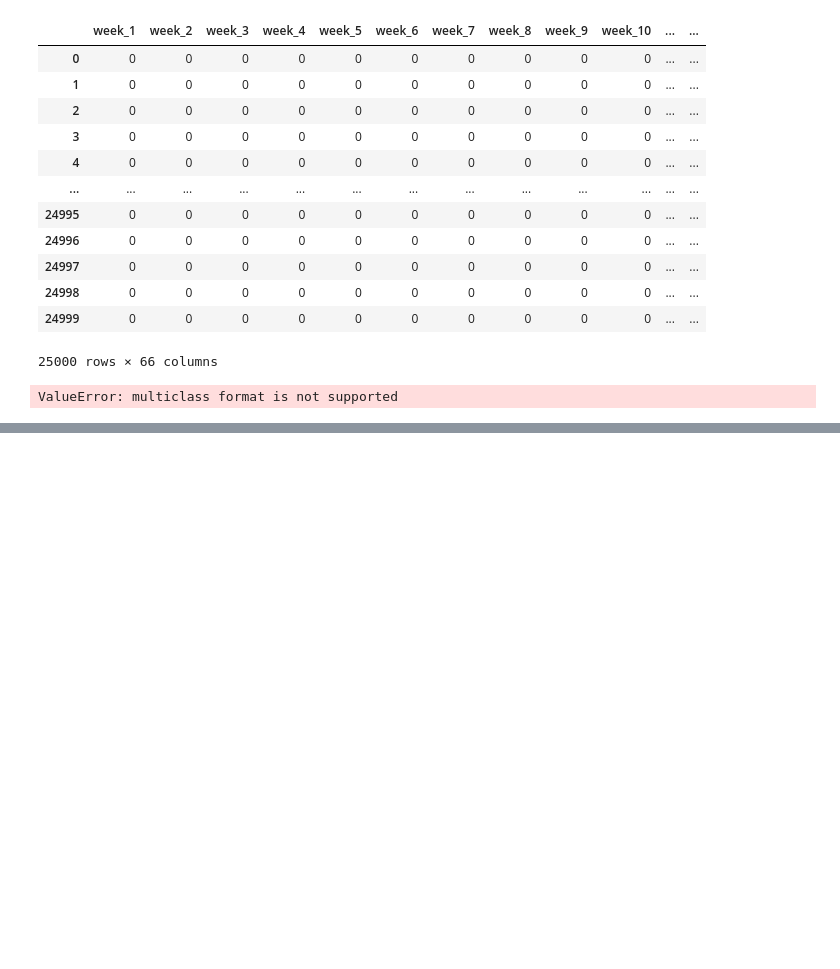
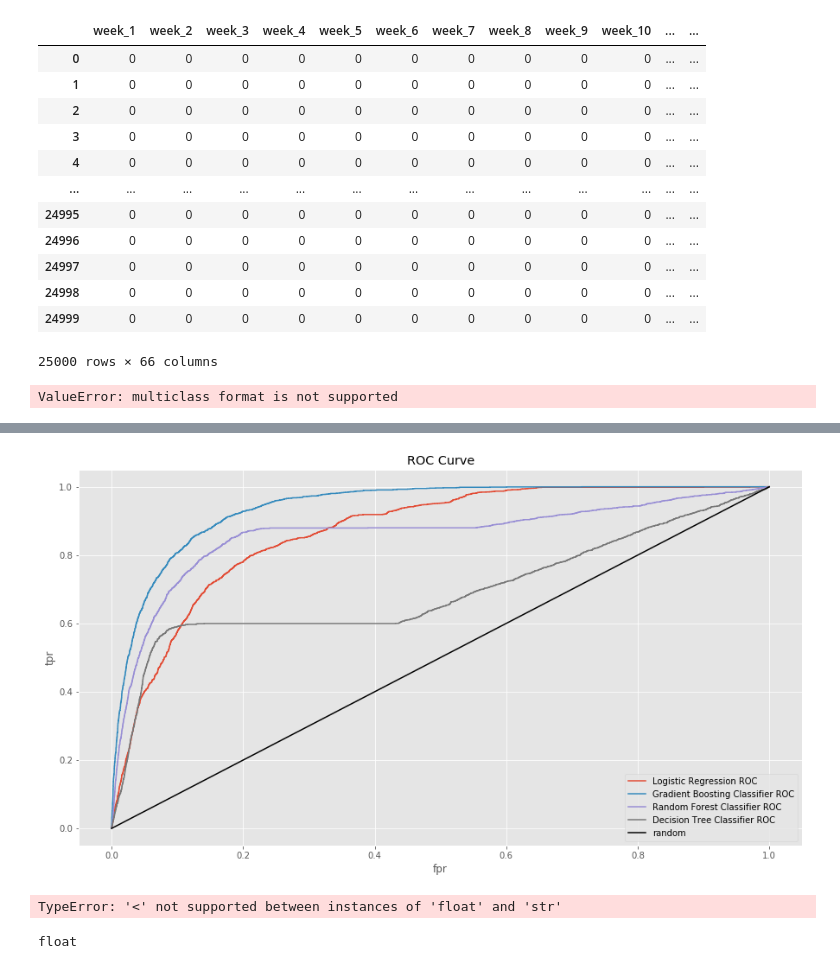
Before and after one commit to WinrichSy/AirBnBusiness, a Jupyter notebook: AirBnb Capstone.ipynb, the cells around one changed output, grey strips where cells are left out. Cells and saved outputs as stored; diff of their text form; code cells hidden in the pictures; blank space fills up the shorter version.

Commit message:
GOT SOME MODELS

```diff
--- a/AirBnb Capstone.ipynb
+++ b/AirBnb Capstone.ipynb
@@ -1223,15 +1226,16 @@ def calculate_threshold_values(prob, y):
     df['fpr'] = df.fp/(df.fp + df.tn)
     df['tpr'] = df.tp/(df.tp + df.fn)
     df['precision'] = df.tp/(df.tp + df.fp)
-    df = df.res
+    df = df.reset_index(drop=True)
+    return df
 
-def plot_roc(ax, df):
-    ax.plot([1]+list(df.fpr), [1]+list(df.tpr), label="ROC")
-    ax.plot([0,1],[0,1], 'k', label="random")
+def plot_roc(ax, df, label="ROC"):
+    ax.plot([1]+list(df.fpr), [1]+list(df.tpr), label=label)
+#     ax.plot([0,1],[0,1], 'k', label="random")
     ax.set_xlabel('fpr')
     ax.set_ylabel('tpr')
-    ax.set_title('ROC Curve')
-    ax.legend()
+#     ax.set_title('ROC Curve')
+#     ax.legend()
 # %%
 # def modelling(text_series, y, vectorizer, model):
 
@@ -1378,0 +1381,4 @@ NameError: name 'modelling' is not defined
+# %%
+# X_dummies = pd.get_dummies(test_model['host_response_time'])
+X = pd.concat([X, X_dummies], axis = 1)
+X.drop(columns=['host_response_time'], inplace=True)
@@ -1378,0 +1387,6 @@ NameError: name 'modelling' is not defined
+# %%
+#models
+logistic = LogisticRegression(C=1000)
+gb = GradientBoostingClassifier()
+rf = RandomForestClassifier()
+dt = DecisionTreeClassifier()
@@ -1378,0 +1418,32 @@ NameError: name 'modelling' is not defined
+# %%
+fig, ax = plt.subplots(figsize=(15,8))
+precision, recall, accuracy, probs, roc_auc, thresh_df = modelling(X,y,logistic)
+plot_roc(ax, thresh_df, label = "Logistic Regression ROC")
+
+precision, recall, accuracy, probs, roc_auc, thresh_df = modelling(X,y,gb)
+plot_roc(ax, thresh_df, label = "Gradient Boosting Classifier ROC")
+
+precision, recall, accuracy, probs, roc_auc, thresh_df = modelling(X,y,rf)
+plot_roc(ax, thresh_df, label = "Random Forest Classifier ROC")
+
+precision, recall, accuracy, probs, roc_auc, thresh_df = modelling(X,y,dt)
+plot_roc(ax, thresh_df, label = "Decision Tree Classifier ROC")
+
+ax.set_title('ROC Curve')
+ax.plot([0,1],[0,1], 'k', label="random")
+ax.set_xlabel('fpr')
+ax.set_ylabel('tpr')
+ax.legend()
+plt.show()
+# %% [output]
+[figure, added]
+# %%
+for x in np.unique(X['number_of_reviews']):
+    if str(x) == 'nan':
+        print('yes')
+# %% [output]
+TypeError: '<' not supported between instances of 'float' and 'str'
+# %%
+type(X['review_scores_rating'][0])
+# %% [output]
+float
```
Also changed, not shown: parts of 8 cells of this notebook.
